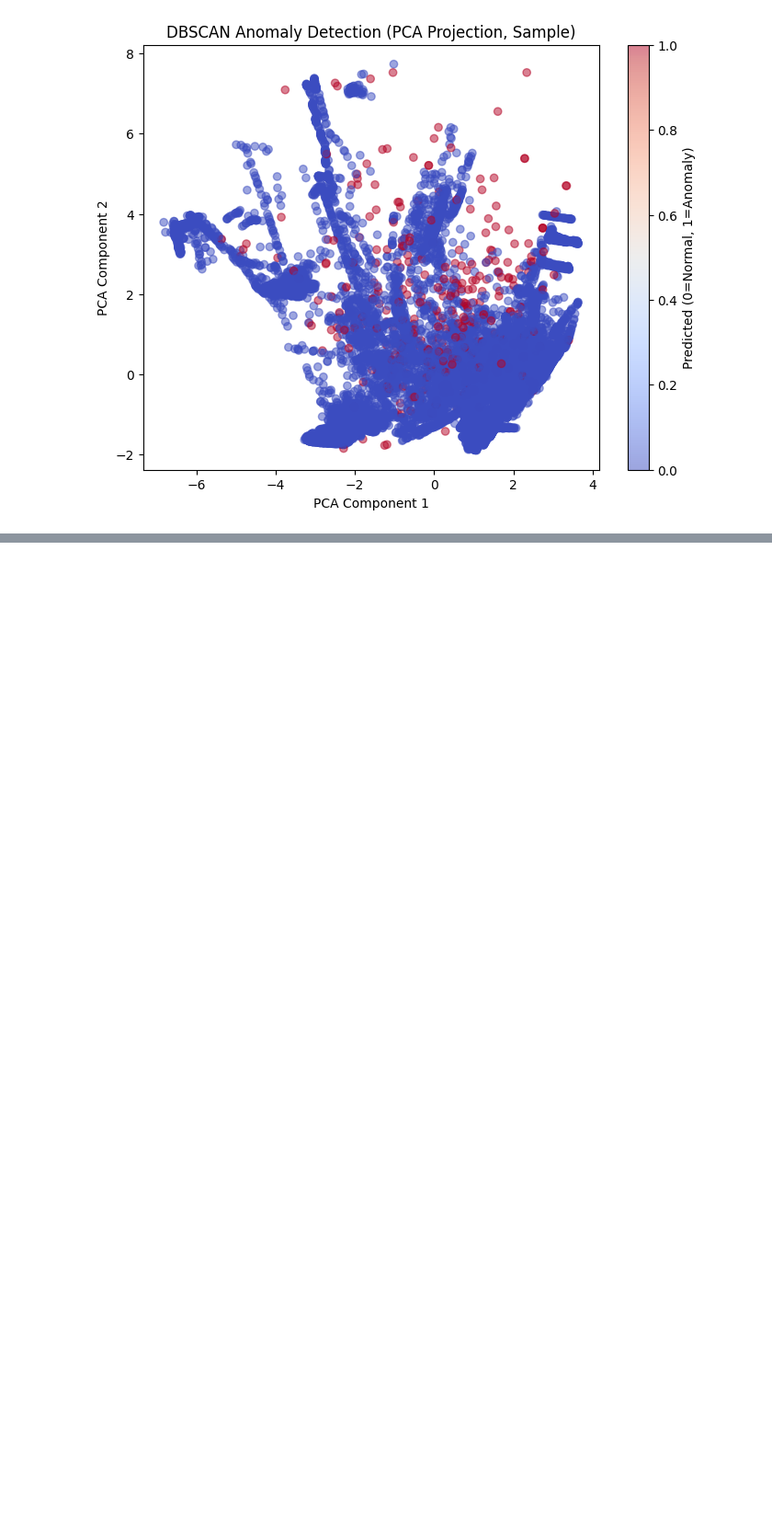
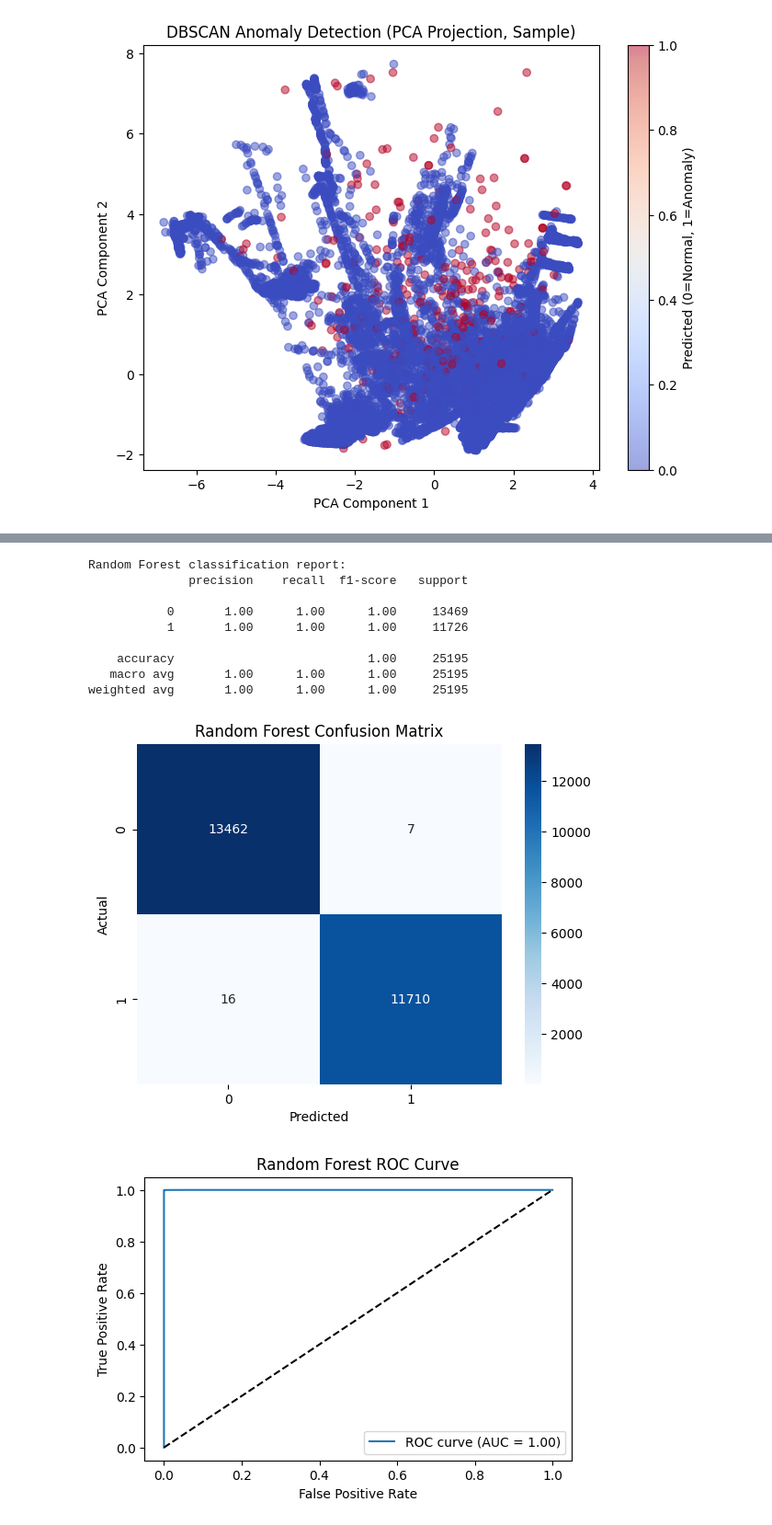
Before and after one commit to ishaq2321/Network-Traffic-Anomaly-Detection, a Jupyter notebook: network_traffic_anomaly_detection.ipynb, the cells around one changed output, grey strips where cells are left out. Shown at 92% size. Saved outputs shown, nothing was run; the diff lists cells and outputs as text; code cells hidden in the pictures; blank space fills up the shorter version.

Commit message:
Add supervised classification with Random Forest, evaluation metrics, and ROC curve

```diff
--- a/network_traffic_anomaly_detection.ipynb
+++ b/network_traffic_anomaly_detection.ipynb
@@ -264,0 +272,49 @@ weighted avg       0.43      0.53      0.38     25195
+# %%
+# Train/test split using the reduced feature set
+y = train_df_reduced['target']
+X = train_df_reduced.drop('target', axis=1)
+X_train, X_val, y_train, y_val = train_test_split(X, y, test_size=0.2, random_state=42, stratify=y)
+
+# Train a Random Forest classifier
+from sklearn.ensemble import RandomForestClassifier
+rf = RandomForestClassifier(n_estimators=100, random_state=42, n_jobs=-1)
+rf.fit(X_train, y_train)
+
+# Predict and evaluate
+y_pred = rf.predict(X_val)
+y_proba = rf.predict_proba(X_val)[:,1]
+print("Random Forest classification report:")
+print(classification_report(y_val, y_pred))
+
+# Confusion matrix
+cm = confusion_matrix(y_val, y_pred)
+sns.heatmap(cm, annot=True, fmt='d', cmap='Blues')
+plt.xlabel('Predicted')
+plt.ylabel('Actual')
+plt.title('Random Forest Confusion Matrix')
+plt.show()
+
+# ROC-AUC
+from sklearn.metrics import roc_auc_score, roc_curve
+roc_auc = roc_auc_score(y_val, y_proba)
+fpr, tpr, _ = roc_curve(y_val, y_proba)
+plt.figure(figsize=(6,4))
+plt.plot(fpr, tpr, label=f'ROC curve (AUC = {roc_auc:.2f})')
+plt.plot([0,1], [0,1], 'k--')
+plt.xlabel('False Positive Rate')
+plt.ylabel('True Positive Rate')
+plt.title('Random Forest ROC Curve')
+plt.legend()
+plt.show()
+# %% [output]
+Random Forest classification report:
+              precision    recall  f1-score   support
+
+           0       1.00      1.00      1.00     13469
+           1       1.00      1.00      1.00     11726
+
+    accuracy                           1.00     25195
+   macro avg       1.00      1.00      1.00     25195
+weighted avg       1.00      1.00      1.00     25195
+[figure, added]
+[figure, added]
```
Also changed, not shown: parts of 1 cell of this notebook.
